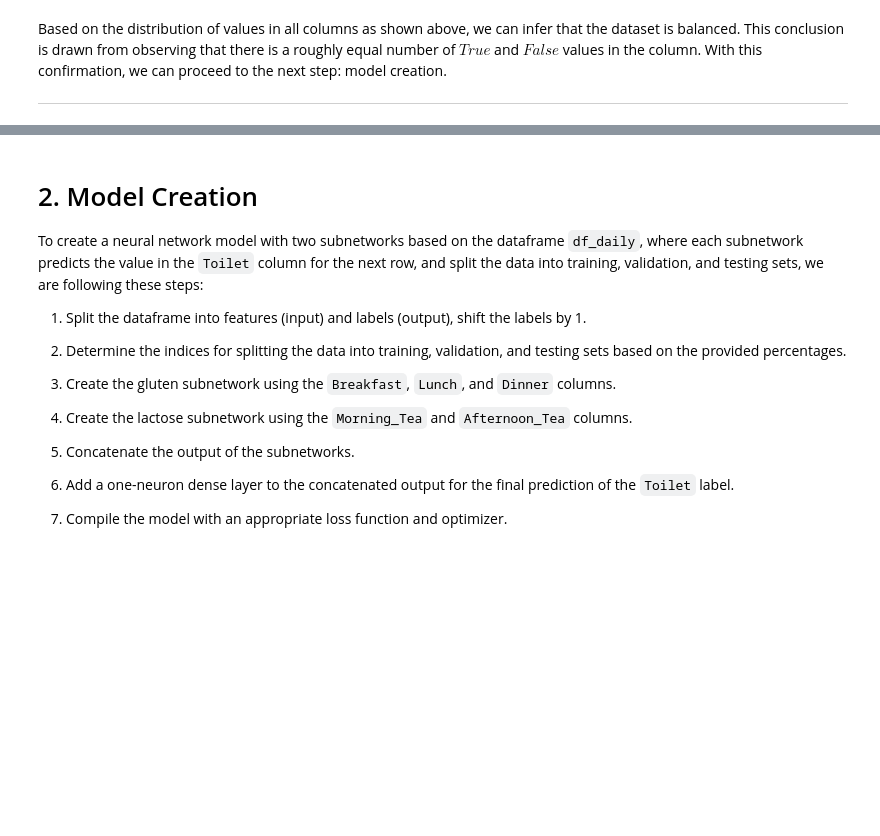
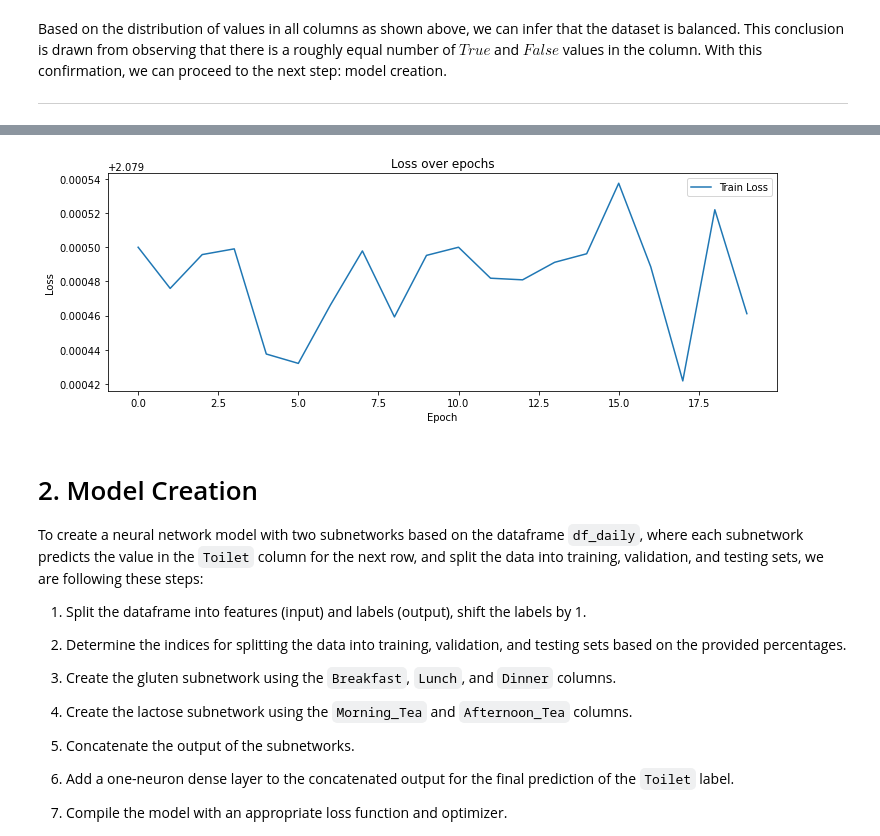
Before and after one commit to nocdoggo/LES_Precipitation_Forecast, a Jupyter notebook: experiments/dino/01_Exp_1-Redo-Random_Balanced_Dataset.ipynb, the cells around one changed output, grey strips where cells are left out. Cells and saved outputs as stored; diff of their text form; code cells hidden in the pictures; blank space fills up the shorter version.

```diff
--- a/experiments/dino/01_Exp_1-Redo-Random_Balanced_Dataset.ipynb
+++ b/experiments/dino/01_Exp_1-Redo-Random_Balanced_Dataset.ipynb
@@ -28,15 +28,16 @@ import seaborn as sns
 %matplotlib inline
 
 # Number of days for this dataset
-num_rows = 43800  # Change this as needed
-n_days = 43800
+size  = 100000
 # %%
-# Create a balanced binary dataset
+# Create the dataframe
 df_daily = pd.DataFrame({
-    'Breakfast': np.random.choice([True, False], num_rows),
-    'Morning_Tea': np.random.choice([True, False], num_rows),
-    'Lunch': np.random.choice([True, False], num_rows),
-    'Afternoon_Tea': np.random.choice([True, False], num_rows),
-    'Dinner': np.random.choice([True, False], num_rows),
-    'Toilet': np.random.choice([True, False], num_rows),
+    'Breakfast': np.random.randint(0, 1000, size),
+    'Morning_Tea': np.random.randint(0, 1000, size),
+    'Lunch': np.random.randint(0, 1000, size),
+    'Afternoon_Tea': np.random.randint(0, 1000, size),
+    'Dinner': np.random.randint(0, 1000, size)
+#     'Toilet': np.random.randint(0, 1000, size)
 })
+# %%
+df_daily.drop_duplicates(inplace=True)
@@ -43,3 +48,5 @@ df_daily = pd.DataFrame({
+# %%
+df_daily['Toilet'] = np.random.randint(0, 2, size=len(df_daily))
 # %% [markdown]
 ## 1.2 Check Dataframe Shape
 # %%
@@ -148,3 +269,14 @@ Based on the distribution of values in all columns as shown above, we can infer
+# %%
+plt.figure(figsize=(12, 4))
+plt.plot(history.history['loss'], label='Train Loss')
+# plt.plot(history.history['val_loss'], label='Val Loss')
+plt.xlabel('Epoch')
+plt.ylabel('Loss')
+plt.title('Loss over epochs')
+plt.legend()
+plt.show()
+# %% [output]
+[figure, added]
 # %% [markdown]
 # 2. Model Creation
 
```
Also changed, not shown: parts of 27 cells of this notebook, 7 other files.
